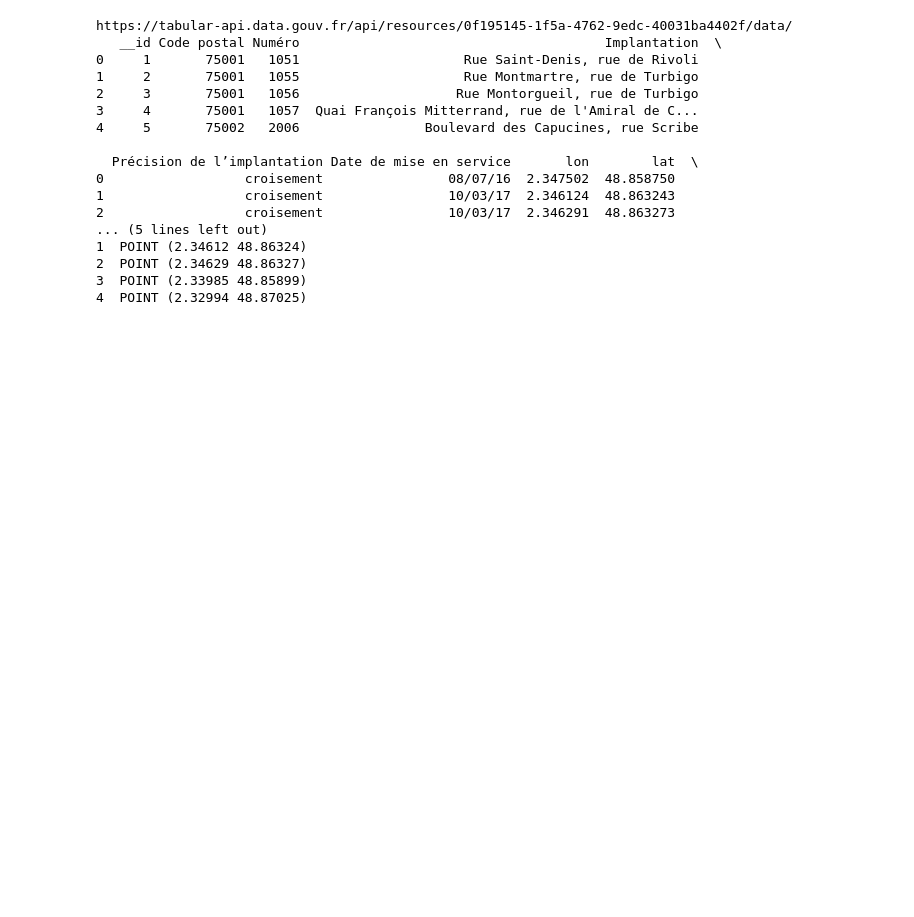
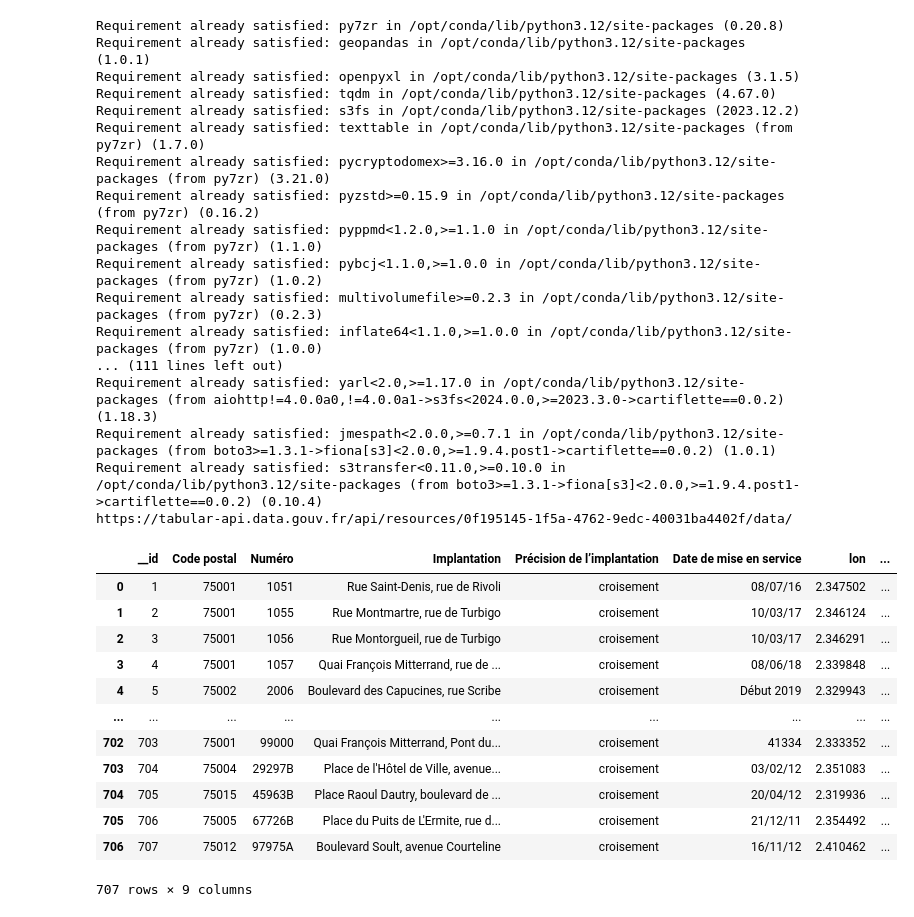
Before and after one commit to Yasmxne/Projet-Python-pour-la-Data-Science, a Jupyter notebook: exploration_videoprotection.ipynb, the cells around one changed output. Drawn from its saved outputs; the diff is of its cells as text; code cells hidden in the pictures; blank space fills up the shorter version.

```diff
--- a/exploration_videoprotection.ipynb
+++ b/exploration_videoprotection.ipynb
@@ -2,53 +4,80 @@
 A partir du site internet [data.gouv](https://www.data.gouv.fr/fr/datasets/emplacements-dimplantation-de-cameras-de-videoprotection-bo-ville-de-paris-du-01-02-2019/), nous mettons en place une API pour récuperer les données (en version beta lors de l'écriture du présent).
 Nous récupérons l'ID du jeu de données (ici : 0f195145-1f5a-4762-9edc-40031ba4402f).
 # %%
+!pip install py7zr geopandas openpyxl tqdm s3fs
+!pip install PyYAML xlrd
+!pip install git+https://github.com/inseefrlab/cartiflette
 import pandas as pd
 import geopandas as gpd
 import requests
+import matplotlib.pyplot as plt
+from cartiflette import carti_download
+
 
 #Création du point d'accès
-api_root = "https://tabular-api.data.gouv.fr/api/resources/"
+api_root_videoprotection = "https://tabular-api.data.gouv.fr/api/resources/"
 ID_datagouv = "0f195145-1f5a-4762-9edc-40031ba4402f"
-url_api = api_root + ID_datagouv + "/data/"
-print(url_api)
+url_api_videoprotection = api_root_videoprotection + ID_datagouv + "/data/"
+print(url_api_videoprotection)
+
+#Test API
+try:
+    response = requests.get(url_api_videoprotection)
+    response.raise_for_status()
+    wb = response.json()
+except requests.exceptions.RequestException as e:
+    print(f"Erreur lors de la requête : {e}")
+except ValueError:
+    print("Erreur : Impossible de décoder le JSON.")
 
 #Récupération des données sous format Json (plusieurs pages sont à parcourirs)
 
 def recuperation_data(url_api):
     df = []  # Liste pour accumuler les données
     current_url = url_api
 
     while current_url:
         req = requests.get(current_url)
         wb = req.json()
         df.extend(wb['data'])
         current_url = wb["links"].get("next")
     return pd.DataFrame(df)
 
-df = recuperation_data(url_api)
+df_videoprotection = recuperation_data(url_api_videoprotection)
 
 # Convertir les coordonnées en objets géométriques (de lon, lat à des points)
-geometry = gpd.GeoSeries.from_xy(df.lon, df.lat)
-df['geometry'] = geometry
-gdf = gpd.GeoDataFrame(df, geometry='geometry')
-gdf.set_crs('EPSG:4326', inplace=True)  # On identifi le CRS WGS 84, à vérifier toutefois
-
-print(gdf.head(5))
+geometry = gpd.GeoSeries.from_xy(df_videoprotection.lon, df_videoprotection.lat)
+df_videoprotection['geometry'] = geometry
+gdf_videoprotection = gpd.GeoDataFrame(df_videoprotection, geometry='geometry')
+gdf_videoprotection.set_crs('EPSG:4326', inplace=True)  # On identifie le CRS WGS 84
 # %% [output]
+Requirement already satisfied: py7zr in /opt/conda/lib/python3.12/site-packages (0.20.8)
+Requirement already satisfied: geopandas in /opt/conda/lib/python3.12/site-packages (1.0.1)
+Requirement already satisfied: openpyxl in /opt/conda/lib/python3.12/site-packages (3.1.5)
+Requirement already satisfied: tqdm in /opt/conda/lib/python3.12/site-packages (4.67.0)
+Requirement already satisfied: s3fs in /opt/conda/lib/python3.12/site-packages (2023.12.2)
+Requirement already satisfied: texttable in /opt/conda/lib/python3.12/site-packages (from py7zr) (1.7.0)
+Requirement already satisfied: pycryptodomex>=3.16.0 in /opt/conda/lib/python3.12/site-packages (from py7zr) (3.21.0)
+Requirement already satisfied: pyzstd>=0.15.9 in /opt/conda/lib/python3.12/site-packages (from py7zr) (0.16.2)
+Requirement already satisfied: pyppmd<1.2.0,>=1.1.0 in /opt/conda/lib/python3.12/site-packages (from py7zr) (1.1.0)
+Requirement already satisfied: pybcj<1.1.0,>=1.0.0 in /opt/conda/lib/python3.12/site-packages (from py7zr) (1.0.2)
+Requirement already satisfied: multivolumefile>=0.2.3 in /opt/conda/lib/python3.12/site-packages (from py7zr) (0.2.3)
+Requirement already satisfied: inflate64<1.1.0,>=1.0.0 in /opt/conda/lib/python3.12/site-packages (from py7zr) (1.0.0)
+... (111 lines left out)
+Requirement already satisfied: yarl<2.0,>=1.17.0 in /opt/conda/lib/python3.12/site-packages (from aiohttp!=4.0.0a0,!=4.0.0a1->s3fs<2024.0.0,>=2023.3.0->cartiflette==0.0.2) (1.18.3)
+Requirement already satisfied: jmespath<2.0.0,>=0.7.1 in /opt/conda/lib/python3.12/site-packages (from boto3>=1.3.1->fiona[s3]<2.0.0,>=1.9.4.post1->cartiflette==0.0.2) (1.0.1)
+Requirement already satisfied: s3transfer<0.11.0,>=0.10.0 in /opt/conda/lib/python3.12/site-packages (from boto3>=1.3.1->fiona[s3]<2.0.0,>=1.9.4.post1->cartiflette==0.0.2) (0.10.4)
 https://tabular-api.data.gouv.fr/api/resources/0f195145-1f5a-4762-9edc-40031ba4402f/data/
-   __id Code postal Numéro                                       Implantation  \
-0     1       75001   1051                     Rue Saint-Denis, rue de Rivoli
-1     2       75001   1055                     Rue Montmartre, rue de Turbigo
-2     3       75001   1056                    Rue Montorgueil, rue de Turbigo
-3     4       75001   1057  Quai François Mitterrand, rue de l'Amiral de C...
-4     5       75002   2006                Boulevard des Capucines, rue Scribe
-
-  Précision de l’implantation Date de mise en service       lon        lat  \
-0                  croisement                08/07/16  2.347502  48.858750
-1                  croisement                10/03/17  2.346124  48.863243
-2                  croisement                10/03/17  2.346291  48.863273
-... (5 lines left out)
-1  POINT (2.34612 48.86324)
-2  POINT (2.34629 48.86327)
-3  POINT (2.33985 48.85899)
-4  POINT (2.32994 48.87025)
+|  | __id | Code postal | Numéro | Implantation | Précision de l’implantation | Date de mise en service | lon | ... |
+| 0 | 1 | 75001 | 1051 | Rue Saint-Denis, rue de Rivoli | croisement | 08/07/16 | 2.347502 | ... |
+| 1 | 2 | 75001 | 1055 | Rue Montmartre, rue de Turbigo | croisement | 10/03/17 | 2.346124 | ... |
+| 2 | 3 | 75001 | 1056 | Rue Montorgueil, rue de Turbigo | croisement | 10/03/17 | 2.346291 | ... |
+| 3 | 4 | 75001 | 1057 | Quai François Mitterrand, rue de ... | croisement | 08/06/18 | 2.339848 | ... |
+| 4 | 5 | 75002 | 2006 | Boulevard des Capucines, rue Scribe | croisement | Début 2019 | 2.329943 | ... |
+| ... | ... | ... | ... | ... | ... | ... | ... | ... |
+| 702 | 703 | 75001 | 99000 | Quai François Mitterrand, Pont du... | croisement | 41334 | 2.333352 | ... |
+| 703 | 704 | 75004 | 29297B | Place de l'Hôtel de Ville, avenue... | croisement | 03/02/12 | 2.351083 | ... |
+| 704 | 705 | 75015 | 45963B | Place Raoul Dautry, boulevard de ... | croisement | 20/04/12 | 2.319936 | ... |
+| 705 | 706 | 75005 | 67726B | Place du Puits de L'Ermite, rue d... | croisement | 21/12/11 | 2.354492 | ... |
+| 706 | 707 | 75012 | 97975A | Boulevard Soult, avenue Courteline | croisement | 16/11/12 | 2.410462 | ... |
+707 rows × 9 columns
```
Also changed, not shown: parts of 12 cells of this notebook.
